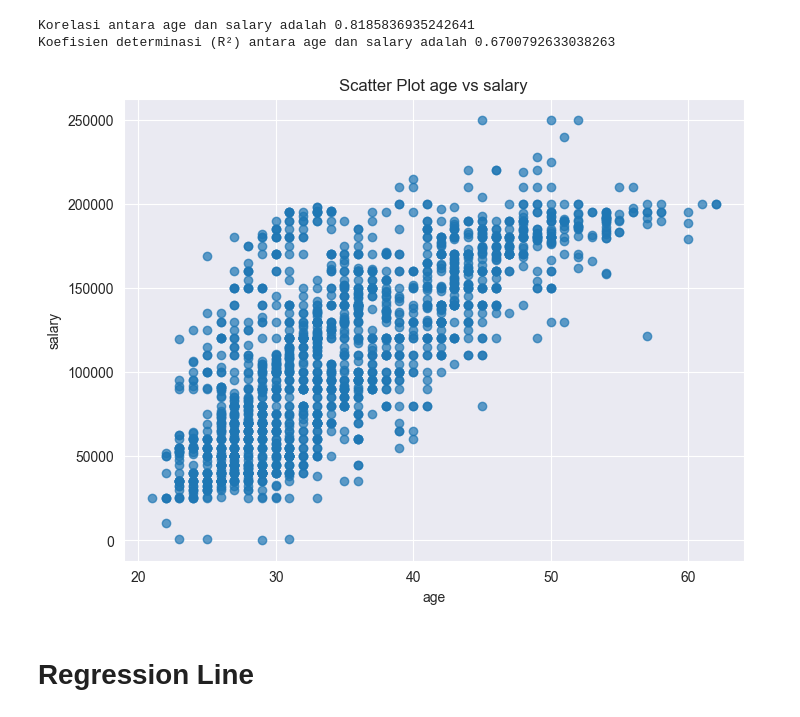
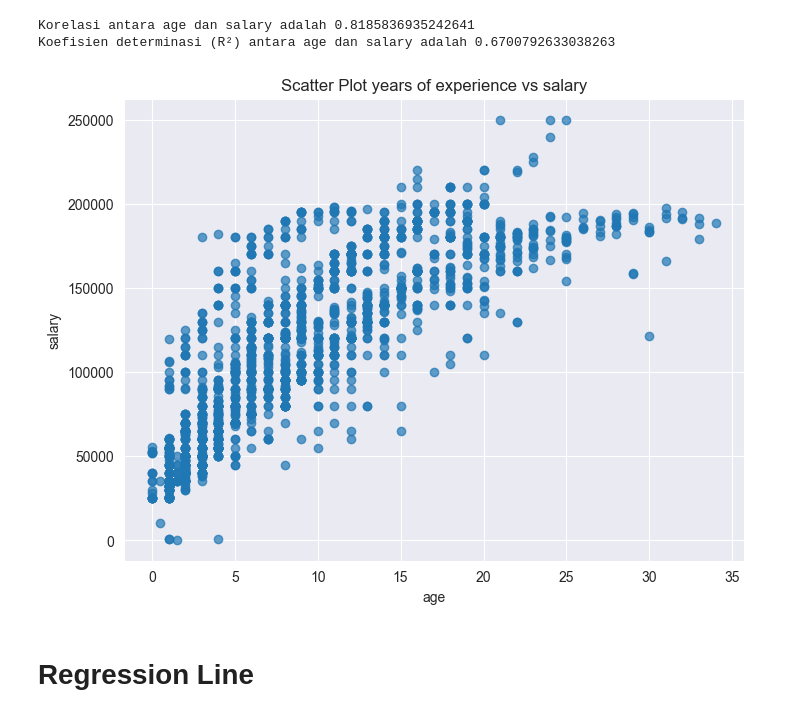
Before and after one commit to sttnf/eda, a Jupyter notebook: PERTEMUAN 7/main.ipynb, the cells around one changed output. Drawn from its saved outputs; the diff is of its cells as text; code cells hidden in the pictures.

Commit message:
feat: add salary dataset for comprehensive data analysis

```diff
--- a/PERTEMUAN 7/main.ipynb
+++ b/PERTEMUAN 7/main.ipynb
@@ -158,13 +158,13 @@ Korelasi antara age dan salary adalah 0.8185836935242641
 Koefisien determinasi (R²) antara age dan salary adalah 0.6700792633038263
 # %%
 plt.figure(figsize=(8, 6))
-plt.scatter(df["age"], df["salary"], alpha=0.7)
-plt.title("Scatter Plot age vs salary")
+plt.scatter(df["years_of_experience"], df["salary"], alpha=0.7)
+plt.title("Scatter Plot years of experience vs salary")
 plt.xlabel("age")
 plt.ylabel("salary")
 plt.show()
 # %% [output]
-[figure, old version]
+[figure, new version]
 # %% [markdown]
 # Regression Line
 # %%
```
